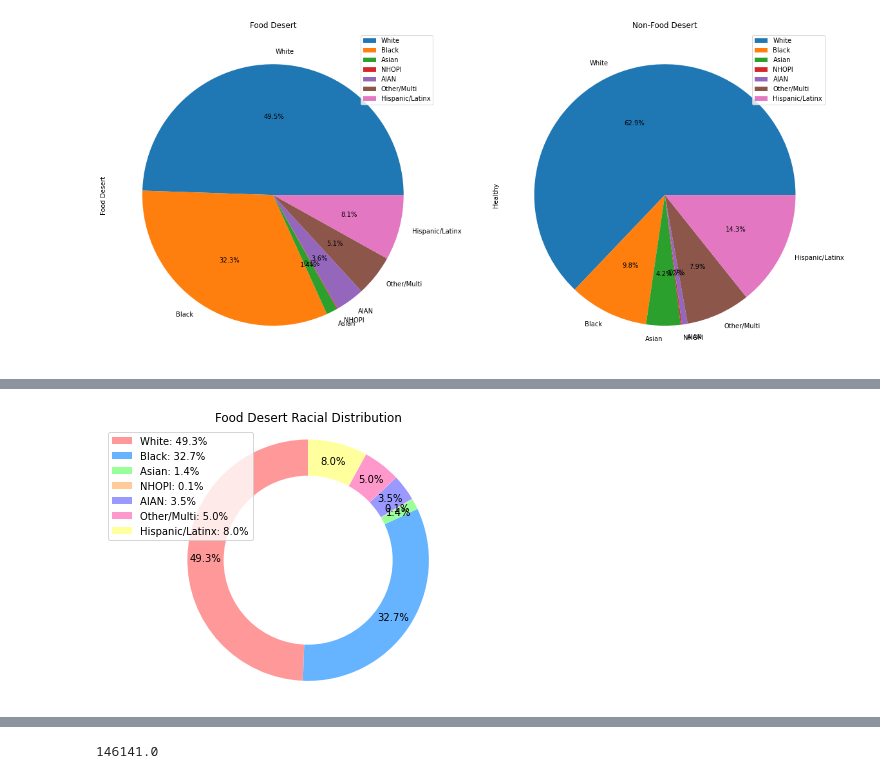
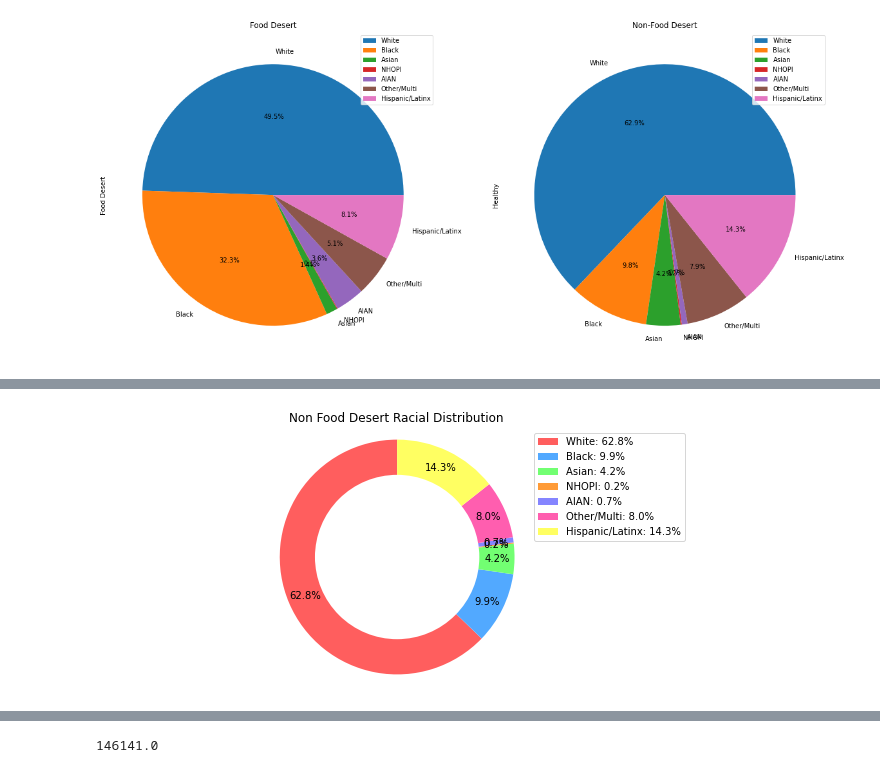
Before and after one commit to Ssimoes48/Food-Deserts-Analysis, a Jupyter notebook: Pie_Plots_4.ipynb, the cells around one changed output, grey strips where cells are left out. Cells and saved outputs as stored; diff of their text form; code cells hidden in the pictures.

```diff
--- a/Pie_Plots_4.ipynb
+++ b/Pie_Plots_4.ipynb
@@ -303,29 +303,27 @@ plt.show()
 # %%
 #Race Pie Chart Easier to Read
-#Food Desert:
+#Non Food Desert:
 # Pie chart
-labels = ['White: 49.3%', 'Black: 32.7%', 'Asian: 1.4%', 'NHOPI: 0.1%','AIAN: 3.5%','Other/Multi: 5.0%','Hispanic/Latinx: 8.0%']
-sizes = [6192366,4110488,178566,11556,439300,632889,999993]
+labels = ['White: 62.8%', 'Black: 9.9%', 'Asian: 4.2%', 'NHOPI: 0.2%','AIAN: 0.7%','Other/Multi: 8.0%','Hispanic/Latinx: 14.3%']
+sizes = [215548737,33849445,14395563,524949,2451822,27294395,49250707]
 #colors
-colors = ['#ff9999','#66b3ff','#99ff99','#ffcc99','#9999ff','#ff99cc','#ffff9d']
-
-
-
+colors = ['#ff5e5e','#52a9ff','#72ff72','#ff9b37','#8585ff','#ff5eaf','#ffff62']
 
 fig1, ax1 = plt.subplots()
 ax1.pie(sizes, colors = colors, autopct='%1.1f%%', startangle=90,pctdistance=0.85)
 #draw circle
 centre_circle = plt.Circle((0,0),0.70,fc='white')
 fig = plt.gcf()
 fig.gca().add_artist(centre_circle)
 # Equal aspect ratio ensures that pie is drawn as a circle
 ax1.axis('equal')
-plt.tight_layout()
-plt.title("Food Desert Racial Distribution")
+plt.tight_layout(4)
+plt.title("Non Food Desert Racial Distribution")
 plt.legend(labels)
 
+fig.set_size_inches(10,5)
 
-plt.savefig("PiePlots/Food Desert Racial Distribution.png")
+plt.savefig("PiePlots/Non Food Desert Racial Distribution.png")
 plt.show()
 # %% [output]
-[figure, old version]
+[figure, new version]
```
Also changed, not shown: parts of 2 cells of this notebook, 2 other files.
